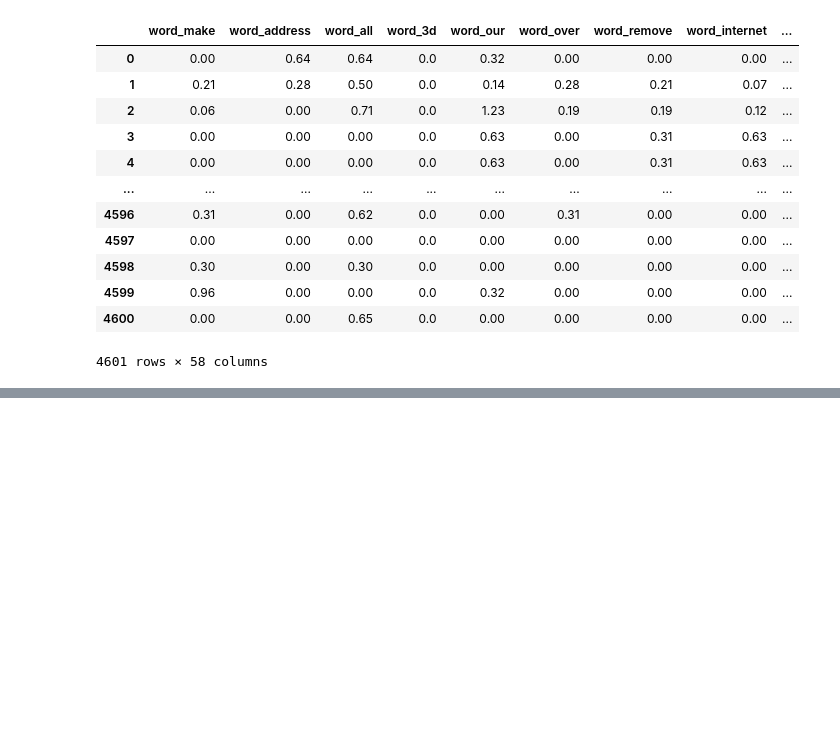
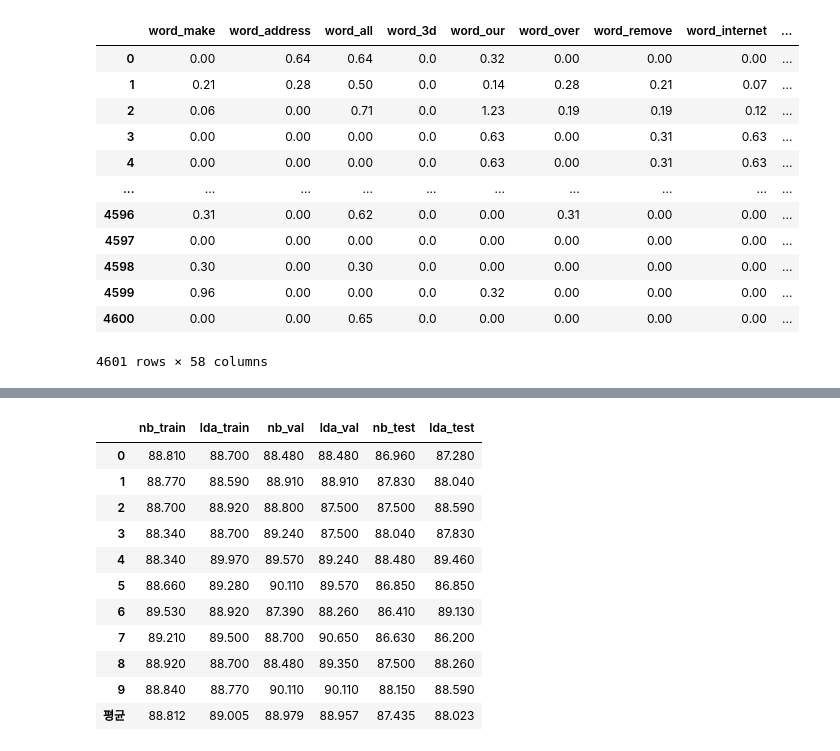
Before and after one commit to RainyHeaven/data_analytics, a Jupyter notebook: 제08장 베이즈 분류기/Bayes Classifier.ipynb, the cells around one changed output, grey strips where cells are left out. Cells and saved outputs as stored; diff of their text form; code cells hidden in the pictures; blank space fills up the shorter version.

```diff
--- a/제08장 베이즈 분류기/Bayes Classifier.ipynb
+++ b/제08장 베이즈 분류기/Bayes Classifier.ipynb
@@ -224,0 +377,21 @@ raw.word_address.to_string().find('0.00')
+# %%
+# Complement
+result = pd.DataFrame()
+for i in range(10):
+    X = raw.drop('spam', axis=1)
+    y = raw.spam
+    X_train, X_test, y_train, y_test = train_test_split(X, y, train_size=0.6001, random_state=i)
+    X_val, X_test, y_val, y_test = train_test_split(X_test, y_test, train_size=0.5, random_state=i)
+
+    lda_model = LDA().fit(X_train, y_train)
+    lda_train_acc = get_acc(X_train, y_train, lda_model)
+    lda_val_acc = get_acc(X_val, y_val, lda_model)
+
+    nb_model = ComplementNB().fit(X_train, y_train)
+    nb_train_acc = get_acc(X_train, y_train, nb_model)
+    nb_val_acc = get_acc(X_val, y_val, nb_model)
+    result = result.append({'nb_train':nb_train_acc, 'lda_train':lda_train_acc, 'nb_val':nb_val_acc, 'lda_val':lda_val_acc}, ignore_index=True)
+result_avg = result.mean()
+result_avg.name = '평균'
+result = result.append(result_avg)
+result
@@ -224,0 +411,36 @@ raw.word_address.to_string().find('0.00')
+# %%
+# Bernoulli
+result = pd.DataFrame()
+for i in range(10):
+    X = raw.drop('spam', axis=1)
+    y = raw.spam
+    X_train, X_test, y_train, y_test = train_test_split(X, y, train_size=0.6001, random_state=i)
+    X_val, X_test, y_val, y_test = train_test_split(X_test, y_test, train_size=0.5, random_state=i)
+
+    lda_model = LDA().fit(X_train, y_train)
+    lda_train_acc = get_acc(X_train, y_train, lda_model)
+    lda_val_acc = get_acc(X_val, y_val, lda_model)
+    lda_test_acc = get_acc(X_test, y_test, lda_model)
+
+    nb_model = BernoulliNB().fit(X_train, y_train)
+    nb_train_acc = get_acc(X_train, y_train, nb_model)
+    nb_val_acc = get_acc(X_val, y_val, nb_model)
+    nb_test_acc = get_acc(X_test, y_test, nb_model)
+    result = result.append({'nb_train':nb_train_acc, 'lda_train':lda_train_acc, 'nb_val':nb_val_acc, 'lda_val':lda_val_acc, 'nb_test':nb_test_acc, 'lda_test': lda_test_acc}, ignore_index=True)
+result_avg = result.mean()
+result_avg.name = '평균'
+result = result.append(result_avg)
+result
+# %% [output]
+|  | nb_train | lda_train | nb_val | lda_val | nb_test | lda_test |
+| 0 | 88.810 | 88.700 | 88.480 | 88.480 | 86.960 | 87.280 |
+| 1 | 88.770 | 88.590 | 88.910 | 88.910 | 87.830 | 88.040 |
+| 2 | 88.700 | 88.920 | 88.800 | 87.500 | 87.500 | 88.590 |
+| 3 | 88.340 | 88.700 | 89.240 | 87.500 | 88.040 | 87.830 |
+| 4 | 88.340 | 89.970 | 89.570 | 89.240 | 88.480 | 89.460 |
+| 5 | 88.660 | 89.280 | 90.110 | 89.570 | 86.850 | 86.850 |
+| 6 | 89.530 | 88.920 | 87.390 | 88.260 | 86.410 | 89.130 |
+| 7 | 89.210 | 89.500 | 88.700 | 90.650 | 86.630 | 86.200 |
+| 8 | 88.920 | 88.700 | 88.480 | 89.350 | 87.500 | 88.260 |
+| 9 | 88.840 | 88.770 | 90.110 | 90.110 | 88.150 | 88.590 |
+| 평균 | 88.812 | 89.005 | 88.979 | 88.957 | 87.435 | 88.023 |
```
Also changed, not shown: parts of 20 cells of this notebook.
